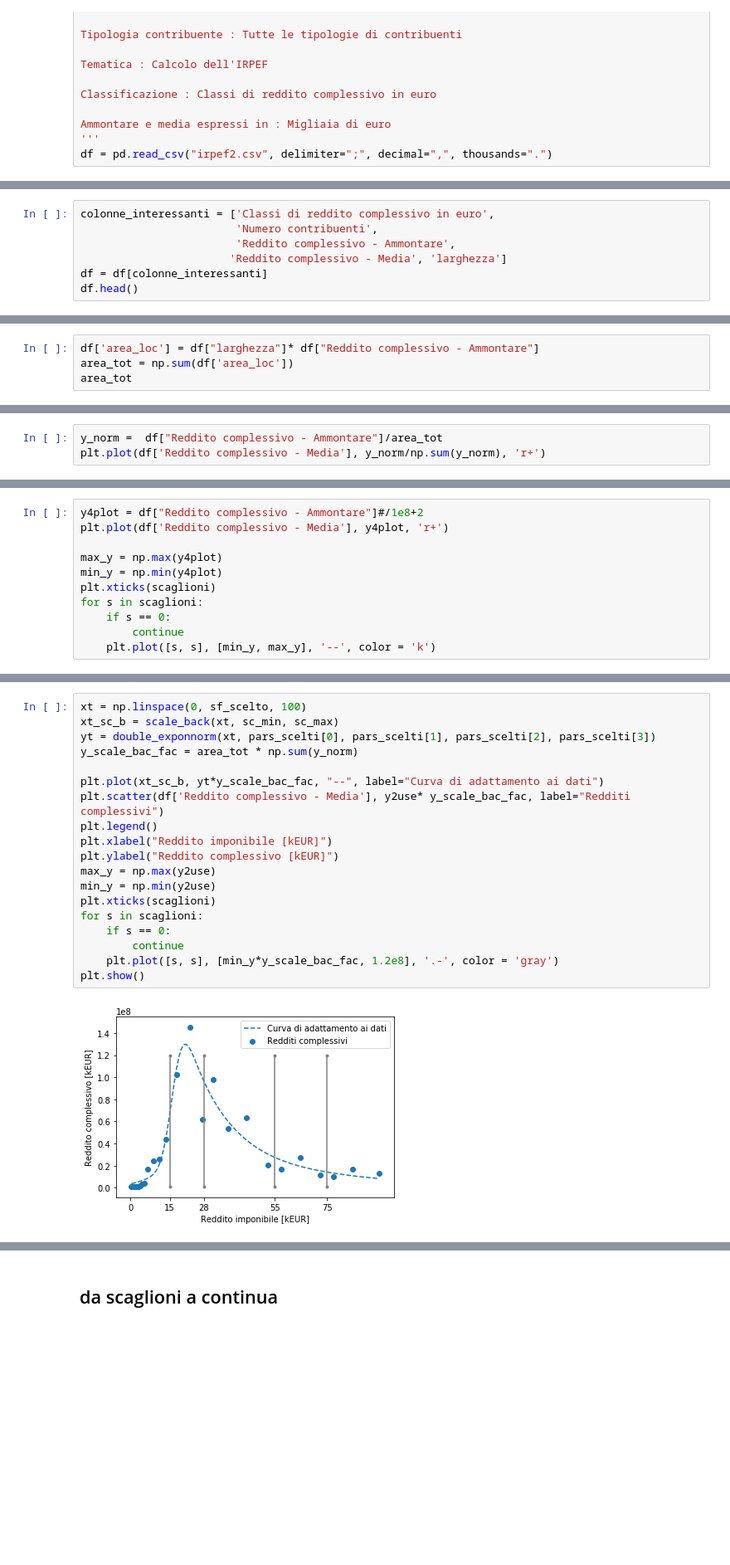
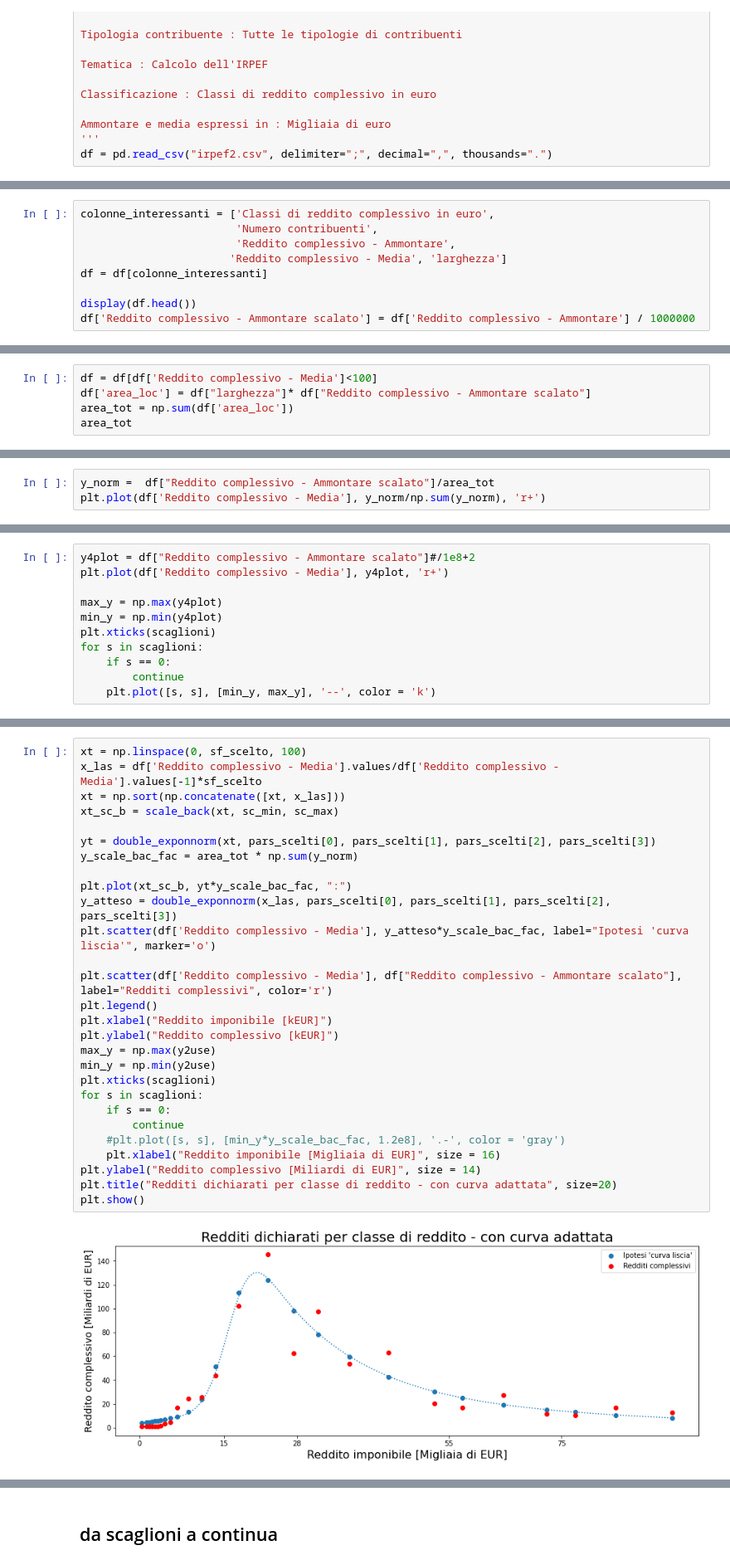
Before and after one commit to vlavorini/studio_irpef, a Jupyter notebook: primo.ipynb, the cells around one changed output, grey strips where cells are left out. Shown at 83% size. Cells and saved outputs as stored; diff of their text form; blank space fills up the shorter version.

```diff
--- a/primo.ipynb
+++ b/primo.ipynb
@@ -91,7 +93,9 @@ colonne_interessanti = ['Classi di reddito complessivo in euro',
                         'Reddito complessivo - Ammontare',
                        'Reddito complessivo - Media', 'larghezza']
 df = df[colonne_interessanti]
-df.head()
+
+display(df.head())
+df['Reddito complessivo - Ammontare scalato'] = df['Reddito complessivo - Ammontare'] / 1000000
 # %% [output]
 |  | Classi di reddito complessivo in ... | Numero contribuenti | Reddito complessivo - Ammontare | Reddito complessivo - Media | larghezza |
 | 0 | da 0 a 1.000 | 2350042 | 991408 | 0.42 | 1000 |
@@ -127,5 +125,6 @@ df['Numero contribuenti'].sum()
 # %%
-df['area_loc'] = df["larghezza"]* df["Reddito complessivo - Ammontare"]
+df = df[df['Reddito complessivo - Media']<100]
+df['area_loc'] = df["larghezza"]* df["Reddito complessivo - Ammontare scalato"]
 area_tot = np.sum(df['area_loc'])
 area_tot
 # %% [output]
@@ -133,5 +132,5 @@ area_tot
 # %%
-y_norm =  df["Reddito complessivo - Ammontare"]/area_tot
+y_norm =  df["Reddito complessivo - Ammontare scalato"]/area_tot
 plt.plot(df['Reddito complessivo - Media'], y_norm/np.sum(y_norm), 'r+')
 # %% [output]
 [<matplotlib.lines.Line2D at 0x...>]
@@ -139,5 +138,5 @@ plt.plot(df['Reddito complessivo - Media'], y_norm/np.sum(y_norm), 'r+')
 # %%
-y4plot = df["Reddito complessivo - Ammontare"]#/1e8+2
+y4plot = df["Reddito complessivo - Ammontare scalato"]#/1e8+2
 plt.plot(df['Reddito complessivo - Media'], y4plot, 'r+')
 
 max_y = np.max(y4plot)
@@ -200,22 +218,31 @@ minimo in pos 25: scalato a 35.0 , valore: 0.005567674221433705
 # %%
 xt = np.linspace(0, sf_scelto, 100)
+x_las = df['Reddito complessivo - Media'].values/df['Reddito complessivo - Media'].values[-1]*sf_scelto
+xt = np.sort(np.concatenate([xt, x_las]))
 xt_sc_b = scale_back(xt, sc_min, sc_max)
+
 yt = double_exponnorm(xt, pars_scelti[0], pars_scelti[1], pars_scelti[2], pars_scelti[3])
 y_scale_bac_fac = area_tot * np.sum(y_norm)
 
-plt.plot(xt_sc_b, yt*y_scale_bac_fac, "--", label="Curva di adattamento ai dati")
-plt.scatter(df['Reddito complessivo - Media'], y2use* y_scale_bac_fac, label="Redditi complessivi")
+plt.plot(xt_sc_b, yt*y_scale_bac_fac, ":")
+y_atteso = double_exponnorm(x_las, pars_scelti[0], pars_scelti[1], pars_scelti[2], pars_scelti[3])
+plt.scatter(df['Reddito complessivo - Media'], y_atteso*y_scale_bac_fac, label="Ipotesi 'curva liscia'", marker='o')
+
+plt.scatter(df['Reddito complessivo - Media'], df["Reddito complessivo - Ammontare scalato"], label="Redditi complessivi", color='r')
 plt.legend()
 plt.xlabel("Reddito imponibile [kEUR]")
 plt.ylabel("Reddito complessivo [kEUR]")
 max_y = np.max(y2use)
 min_y = np.min(y2use)
 plt.xticks(scaglioni)
 for s in scaglioni:
     if s == 0:
         continue
-    plt.plot([s, s], [min_y*y_scale_bac_fac, 1.2e8], '.-', color = 'gray')
+    #plt.plot([s, s], [min_y*y_scale_bac_fac, 1.2e8], '.-', color = 'gray')
+    plt.xlabel("Reddito imponibile [Migliaia di EUR]", size = 16)
+plt.ylabel("Reddito complessivo [Miliardi di EUR]", size = 14)
+plt.title("Redditi dichiarati per classe di reddito - con curva adattata", size=20)
 plt.show()
 # %% [output]
-[figure, old version]
+[figure, new version]
 # %%
```
Also changed, not shown: parts of 14 cells of this notebook.
